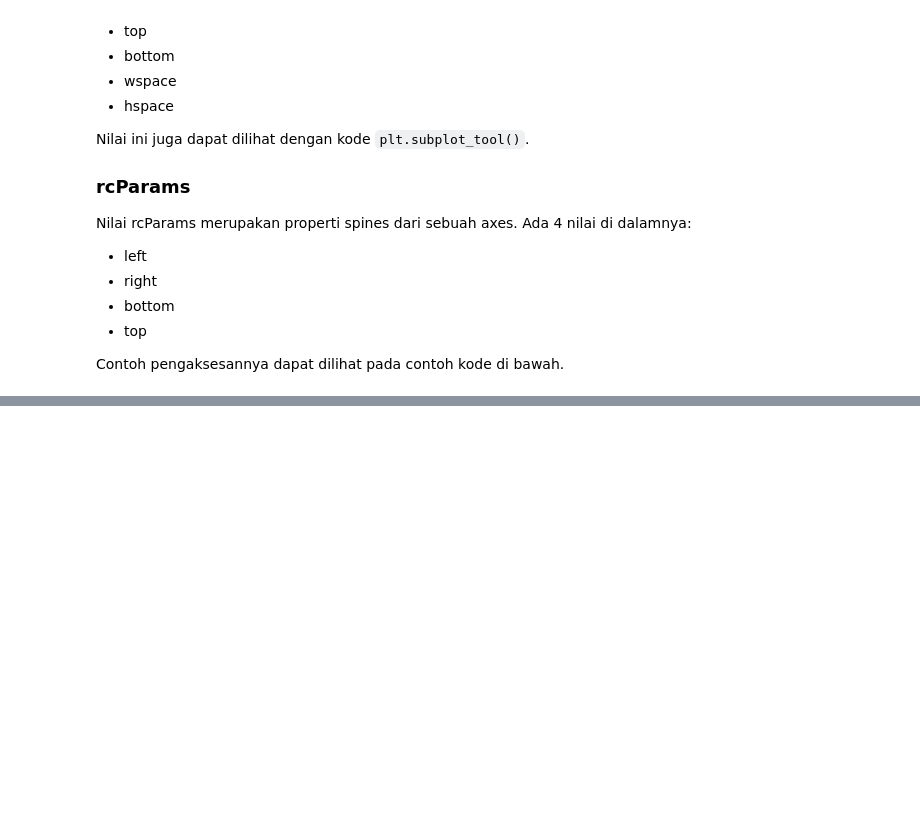
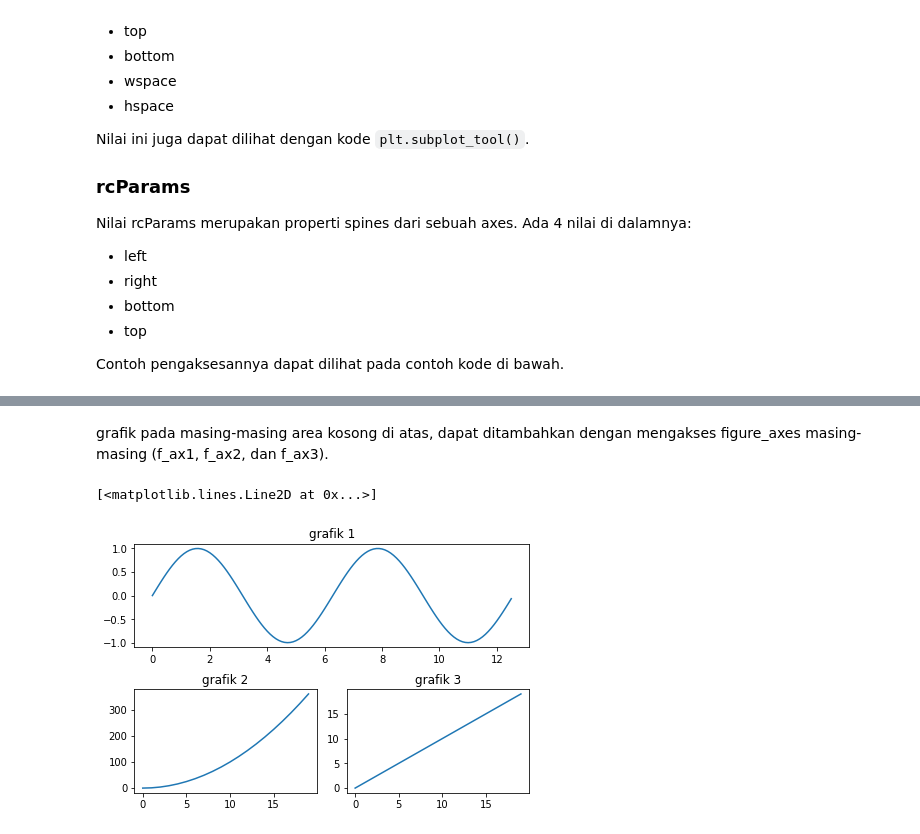
Before and after one commit to golchafun/matplotlib-tutor-note-id, a Jupyter notebook: SubplotMatplotlib.ipynb, the cells around one changed output, grey strips where cells are left out. Cells and saved outputs as stored; diff of their text form; code cells hidden in the pictures; blank space fills up the shorter version.

```diff
--- a/SubplotMatplotlib.ipynb
+++ b/SubplotMatplotlib.ipynb
@@ -132,0 +159,36 @@ b.spines
+# %% [markdown]
+grafik pada masing-masing area kosong di atas, dapat ditambahkan dengan mengakses figure_axes masing-masing (f_ax1, f_ax2, dan f_ax3).
+# %%
+import matplotlib.pyplot as plt
+import numpy as np
+
+# persiapan data
+# grafik 1
+x1 = np.arange(0,4*np.pi,0.1)   # start,stop,step
+y1 = np.sin(x)
+
+# grafik 2
+x2 = list(range(0,20))
+y2 = [a**2 for a in x2]
+
+# persiapan gridspec
+fig = plt.figure(constrained_layout=True)
+gs = fig.add_gridspec(2, 2)
+
+f_ax1 = fig.add_subplot(gs[0, :])
+f_ax1.set_title('grafik 1')
+
+f_ax2 = fig.add_subplot(gs[1, 0])
+f_ax2.set_title('grafik 2')
+
+f_ax3 = fig.add_subplot(gs[1, 1])
+f_ax3.set_title('grafik 3')
+
+
+# plot grafik
+f_ax1.plot(x1,y1)
+f_ax2.plot(x2,y2)
+f_ax3.plot(x2,x2)
+# %% [output]
+[<matplotlib.lines.Line2D at 0x...>]
+[figure, added]
```
Also changed, not shown: parts of 2 cells of this notebook.
